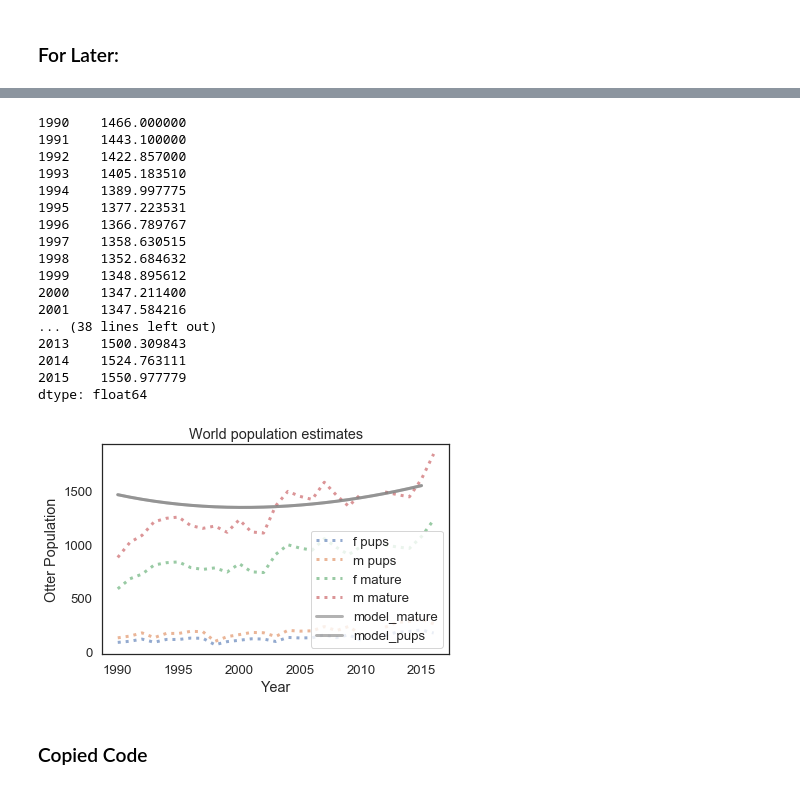
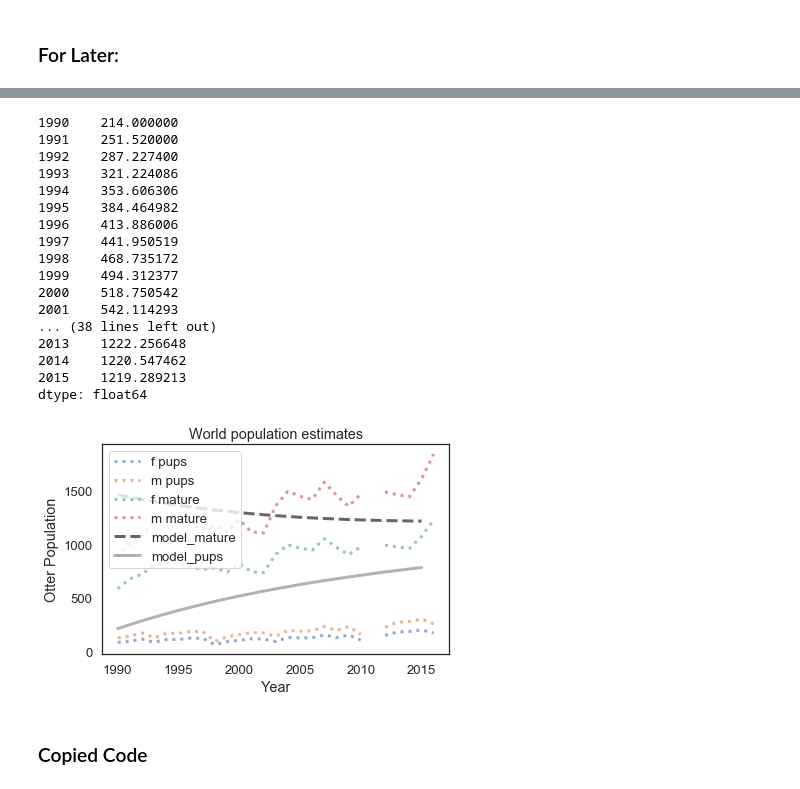
Before and after one commit to MellieZito/Project-1, a Jupyter notebook: code/otters.ipynb, the cells around one changed output, grey strips where cells are left out. Drawn from its saved outputs; the diff is of its cells as text; code cells hidden in the pictures.

Commit message:
Fixing birth and death rates

```diff
--- a/code/otters.ipynb
+++ b/code/otters.ipynb
@@ -43,10 +43,13 @@ def plot_results(male_pups, female_pups, f_mature, m_mature, timeseries, timeser
     plot(male_pups, ':', label='m pups')
     plot(f_mature, ':', label='f mature')
     plot(m_mature, ':', label='m mature')
-    if len(timeseries):
-        plot(timeseries, color='gray', label='model_mature')
-    if len(timeseries2):
-        plot(timeseries, color='gray', label='model_pups')
+#     if len(timeseries):
+#         plot(timeseries, color='gray', label='model_mature')
+#     if len(timeseries2):
+#         plot(timeseries, color='gray', label='model_pups')
+
+    plot(timeseries, "--", color='black', label='model_mature')
+    plot(timeseries2, color='gray', label='model_pups')
 
     decorate(xlabel='Year',
              ylabel='Otter Population',
@@ -110,8 +113,8 @@ Sea otters are capable of giving birth every year, but females usually experienc
 Female otters reach sexual maturity at three years of age, and males follow at five to six years
 Male sea otters live between 10 and 15 years, while females live slightly longer, from 15 to 20 years
 # %%
-system = System(f_birth_rate = .05, #Lets figure out how birth rate relates to F pop
-                m_birth_rate = .05, #Lets figure out how birth rate relates to F pop
+system = System(f_birth_rate = .03, #Lets figure out how birth rate relates to F pop
+                m_birth_rate = .03, #Lets figure out how birth rate relates to F pop
                 maturation_rate = .03,
                 f_death_rate = .02, # female vs male death rate subject to change, possibly sweep
                 m_death_rate = .02,
@@ -148,9 +151,9 @@ def update_func1(state, t, system):
 
     m_otters = state.m_mature - m_deaths + m_maturlings
 
-    f_pups = state.f_pups + f_births
+    f_pups = state.f_pups + f_births - f_maturlings - system.m_death_rate
 
-    m_pups = state.m_pups + m_births
+    m_pups = state.m_pups + m_births - m_maturlings - system.m_death_rate
 
     return State(f_pups=f_pups, m_pups=m_pups, f_mature=f_otters, m_mature=m_otters)
 # %% [markdown]
@@ -195,28 +195,33 @@ def run_simulation(system, update_func):
 # %%
 results_mature = run_simulation(system, update_func1)[0];
 results_pups = run_simulation(system, update_func1)[1];
+
+print(results_pups)
+print(results_mature)
 # %% [output]
-1990    1466.000000
-1991    1443.100000
-1992    1422.857000
-1993    1405.183510
-1994    1389.997775
-1995    1377.223531
-1996    1366.789767
-1997    1358.630515
-1998    1352.684632
-1999    1348.895612
-2000    1347.211400
-2001    1347.584216
+1990    214.000000
+1991    251.520000
+1992    287.227400
+1993    321.224086
+1994    353.606306
+1995    384.464982
+1996    413.886006
+1997    441.950519
+1998    468.735172
+1999    494.312377
+2000    518.750542
+2001    542.114293
 ... (38 lines left out)
-2013    1500.309843
-2014    1524.763111
-2015    1550.977779
+2013    1222.256648
+2014    1220.547462
+2015    1219.289213
 dtype: float64
 # %%
-plot_results(male_pups, female_pups, f_mature, m_mature, results_mature, results_pups, 'World population estimates')
+plot_results(male_pups, female_pups, f_mature, m_mature,
+             results_mature,
+             results_pups, 'World population estimates')
 # %% [output]
-[figure, old version]
+[figure, new version]
 # %% [markdown]
 ### Copied Code
 # %% [markdown]
```
Also changed, not shown: parts of 4 cells of this notebook.
